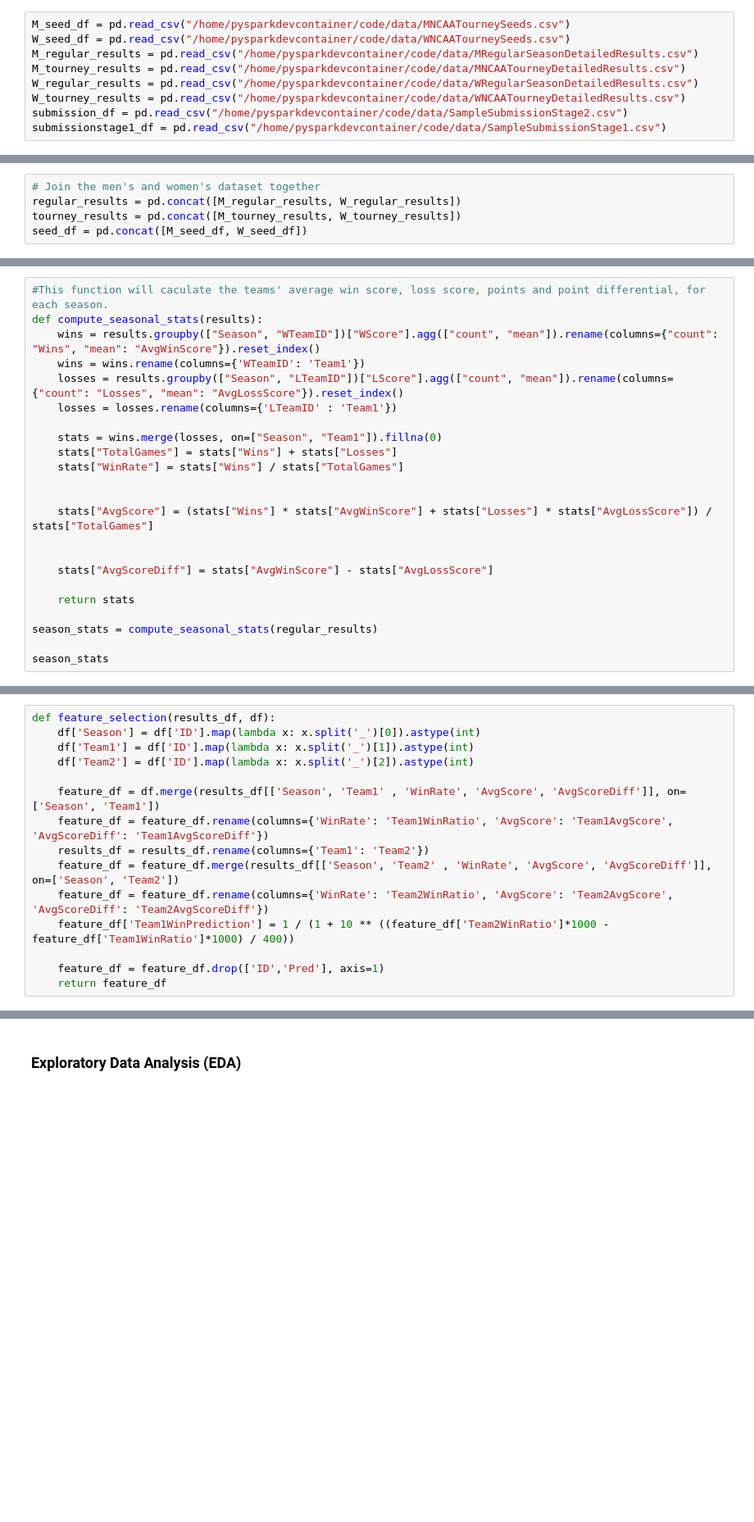
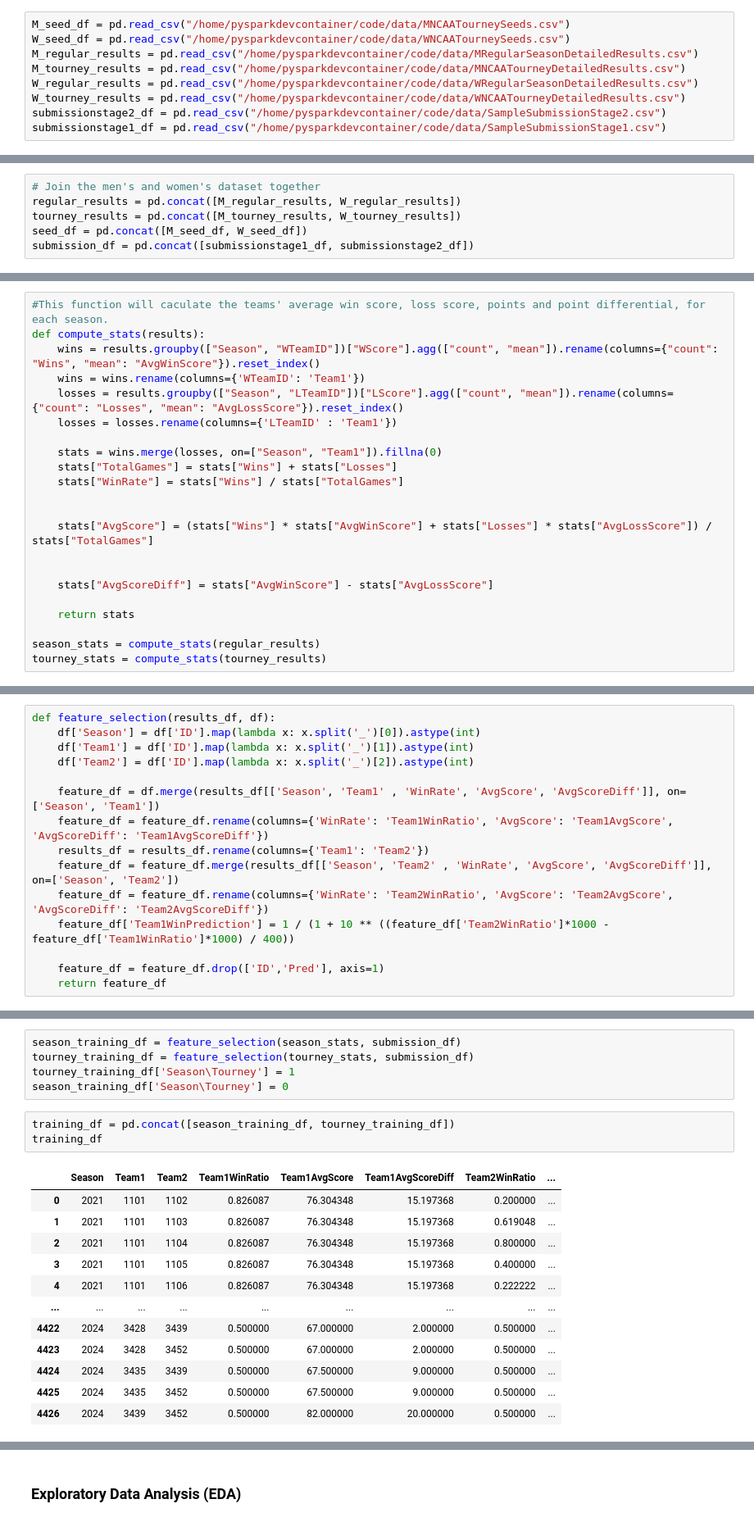
Before and after one commit to DanntheKING/Kaggle-March-Madness-Prediction, a Jupyter notebook: Code/MML Mania 2025.ipynb, the cells around one changed output, grey strips where cells are left out. Shown: that part at 82% size. Cells and saved outputs as stored; diff of their text form; blank space fills up the shorter version.

```diff
--- a/Code/MML Mania 2025.ipynb
+++ b/Code/MML Mania 2025.ipynb
@@ -50,7 +50,7 @@ M_regular_results = pd.read_csv("/home/pysparkdevcontainer/code/data/MRegularSea
 M_tourney_results = pd.read_csv("/home/pysparkdevcontainer/code/data/MNCAATourneyDetailedResults.csv")
 W_regular_results = pd.read_csv("/home/pysparkdevcontainer/code/data/WRegularSeasonDetailedResults.csv")
 W_tourney_results = pd.read_csv("/home/pysparkdevcontainer/code/data/WNCAATourneyDetailedResults.csv")
-submission_df = pd.read_csv("/home/pysparkdevcontainer/code/data/SampleSubmissionStage2.csv")
+submissionstage2_df = pd.read_csv("/home/pysparkdevcontainer/code/data/SampleSubmissionStage2.csv")
 submissionstage1_df = pd.read_csv("/home/pysparkdevcontainer/code/data/SampleSubmissionStage1.csv")
 # %% [markdown]
 ### **Data Preprocessing** ###
@@ -59,3 +59,4 @@ submissionstage1_df = pd.read_csv("/home/pysparkdevcontainer/code/data/SampleSub
 regular_results = pd.concat([M_regular_results, W_regular_results])
 tourney_results = pd.concat([M_tourney_results, W_tourney_results])
 seed_df = pd.concat([M_seed_df, W_seed_df])
+submission_df = pd.concat([submissionstage1_df, submissionstage2_df])
@@ -78,6 +63,6 @@ regular_results
 # %%
 #This function will caculate the teams' average win score, loss score, points and point differential, for each season.
-def compute_seasonal_stats(results):
+def compute_stats(results):
     wins = results.groupby(["Season", "WTeamID"])["WScore"].agg(["count", "mean"]).rename(columns={"count": "Wins", "mean": "AvgWinScore"}).reset_index()
     wins = wins.rename(columns={'WTeamID': 'Team1'})
     losses = results.groupby(["Season", "LTeamID"])["LScore"].agg(["count", "mean"]).rename(columns={"count": "Losses", "mean": "AvgLossScore"}).reset_index()
@@ -95,6 +80,5 @@ def compute_seasonal_stats(results):
 
     return stats
 
-season_stats = compute_seasonal_stats(regular_results)
-
-season_stats
+season_stats = compute_stats(regular_results)
+tourney_stats = compute_stats(tourney_results)
@@ -153,0 +116,21 @@ Index(['Season', 'Team1', 'Team2', 'Team1WinRatio', 'Team1AvgScore',
+# %%
+season_training_df = feature_selection(season_stats, submission_df)
+tourney_training_df = feature_selection(tourney_stats, submission_df)
+tourney_training_df['Season\Tourney'] = 1
+season_training_df['Season\Tourney'] = 0
+# %%
+training_df = pd.concat([season_training_df, tourney_training_df])
+training_df
+# %% [output]
+|  | Season | Team1 | Team2 | Team1WinRatio | Team1AvgScore | Team1AvgScoreDiff | Team2WinRatio | ... |
+| 0 | 2021 | 1101 | 1102 | 0.826087 | 76.304348 | 15.197368 | 0.200000 | ... |
+| 1 | 2021 | 1101 | 1103 | 0.826087 | 76.304348 | 15.197368 | 0.619048 | ... |
+| 2 | 2021 | 1101 | 1104 | 0.826087 | 76.304348 | 15.197368 | 0.800000 | ... |
+| 3 | 2021 | 1101 | 1105 | 0.826087 | 76.304348 | 15.197368 | 0.400000 | ... |
+| 4 | 2021 | 1101 | 1106 | 0.826087 | 76.304348 | 15.197368 | 0.222222 | ... |
+| ... | ... | ... | ... | ... | ... | ... | ... | ... |
+| 4422 | 2024 | 3428 | 3439 | 0.500000 | 67.000000 | 2.000000 | 0.500000 | ... |
+| 4423 | 2024 | 3428 | 3452 | 0.500000 | 67.000000 | 2.000000 | 0.500000 | ... |
+| 4424 | 2024 | 3435 | 3439 | 0.500000 | 67.500000 | 9.000000 | 0.500000 | ... |
+| 4425 | 2024 | 3435 | 3452 | 0.500000 | 67.500000 | 9.000000 | 0.500000 | ... |
+| 4426 | 2024 | 3439 | 3452 | 0.500000 | 82.000000 | 20.000000 | 0.500000 | ... |
```
Also changed, not shown: parts of 22 cells of this notebook.
